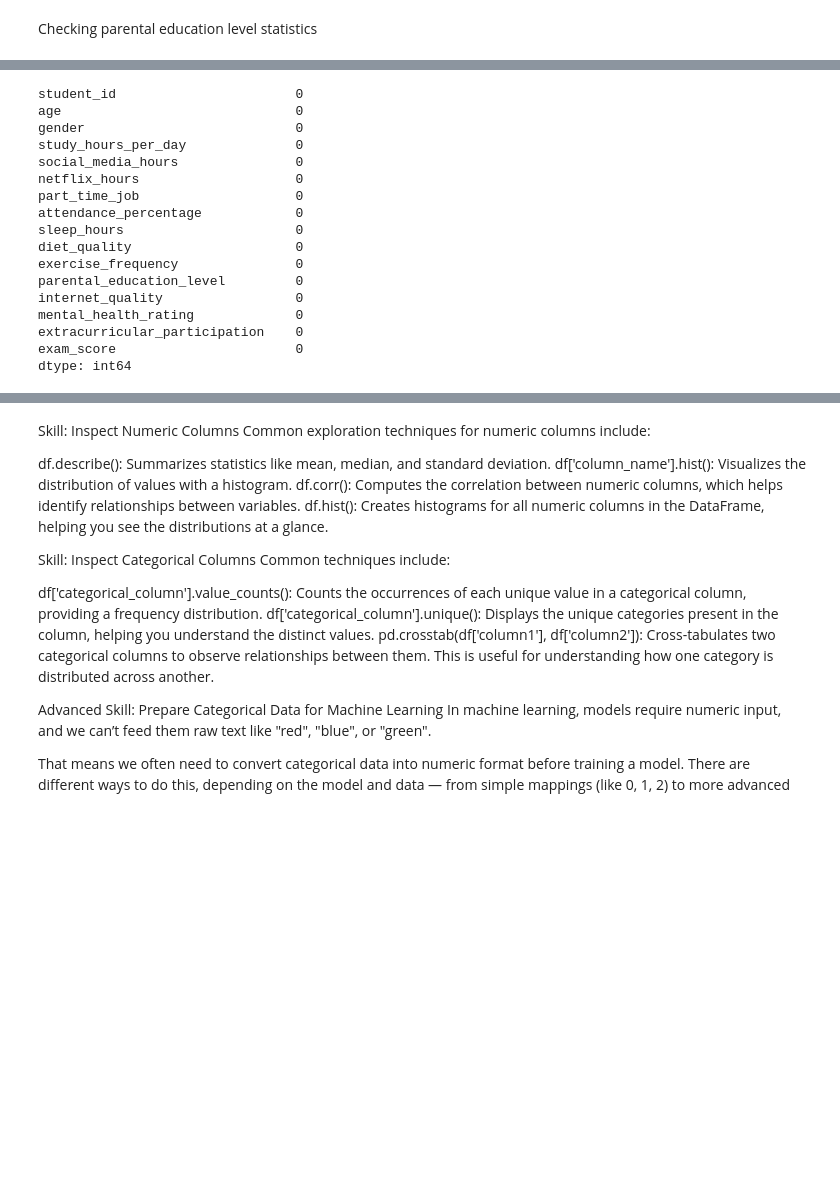
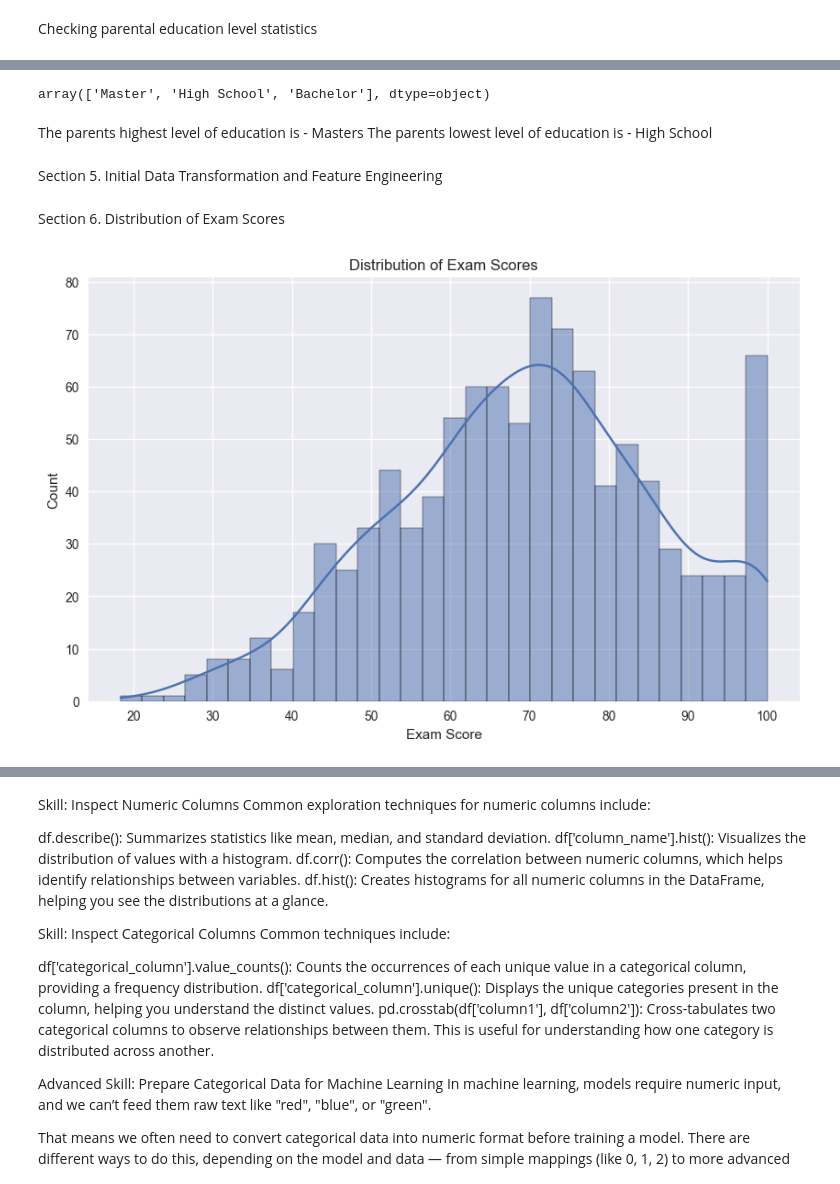
Before and after one commit to Airfirm/datafun-06-eda, a Jupyter notebook: femi_eda.ipynb, the cells around one changed output, grey strips where cells are left out. Saved outputs shown, nothing was run; the diff lists cells and outputs as text; code cells hidden in the pictures; blank space fills up the shorter version.

```diff
--- a/femi_eda.ipynb
+++ b/femi_eda.ipynb
@@ -163,21 +193,21 @@ Checking to make sure all missing / null values had been fillna
-# %%
-# checking for missing values after fillna
-df.isnull().sum()
-# %% [output]
-student_id                       0
-age                              0
-gender                           0
-study_hours_per_day              0
-social_media_hours               0
-netflix_hours                    0
-part_time_job                    0
-attendance_percentage            0
-sleep_hours                      0
-diet_quality                     0
-exercise_frequency               0
-parental_education_level         0
-internet_quality                 0
-mental_health_rating             0
-extracurricular_participation    0
-exam_score                       0
-dtype: int64
+# %%
+# Display all unique values in the parental_education_level column
+df['parental_education_level'].unique()
+# %% [output]
+array(['Master', 'High School', 'Bachelor'], dtype=object)
+# %% [markdown]
+The parents highest level of education is - Masters
+The parents lowest level of education is - High School
+# %% [markdown]
+Section 5. Initial Data Transformation and Feature Engineering
+# %% [markdown]
+Section 6. Distribution of Exam Scores
+# %%
+plt.figure(figsize=(10, 6))
+sns.histplot(df['exam_score'], bins=30, kde=True)
+plt.title('Distribution of Exam Scores')
+plt.xlabel('Exam Score')
+plt.ylabel('Count')
+plt.show()
+# %% [output]
+[figure, added]
```
Also changed, not shown: parts of 43 cells of this notebook.
